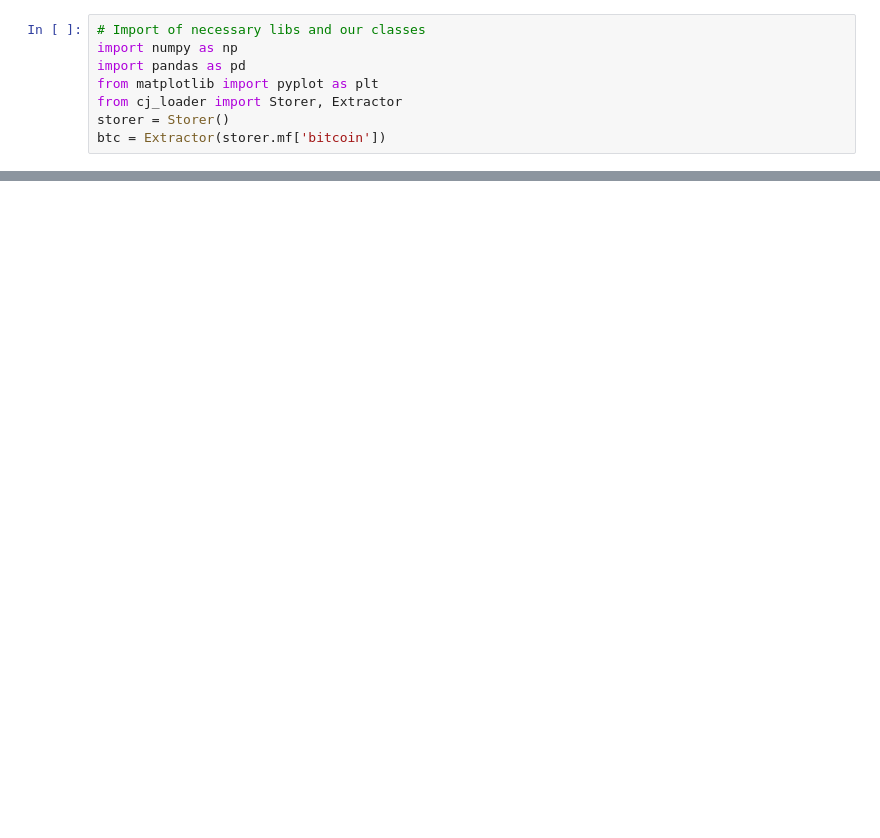
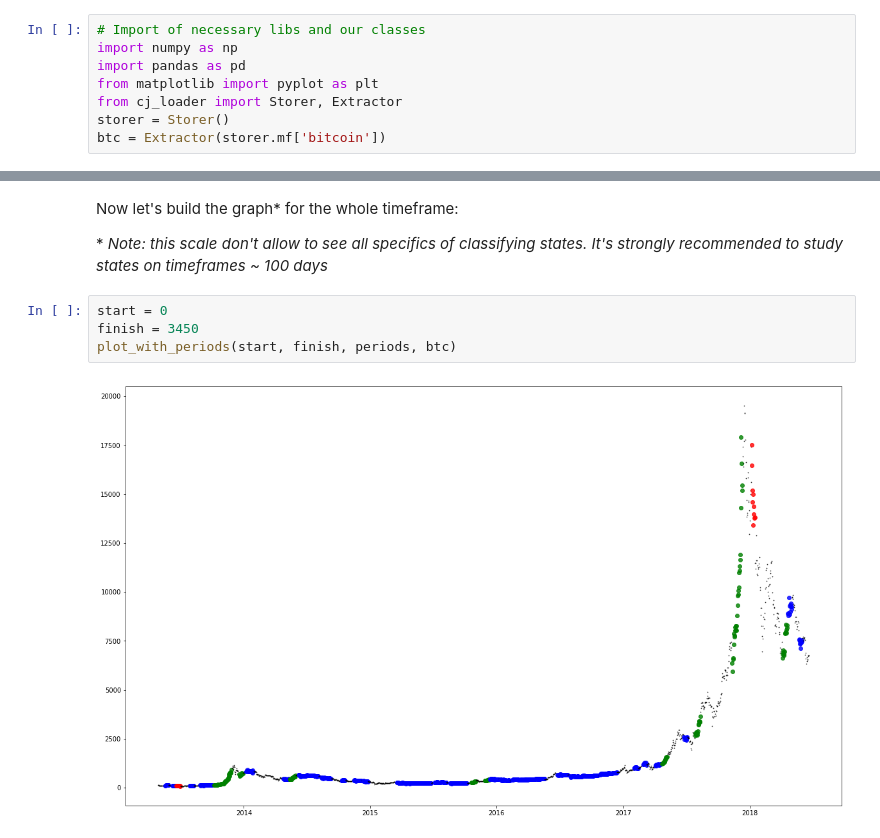
Before and after one commit to protos-research/collaboration, a Jupyter notebook: Market State Detection.ipynb, the cells around one changed output, grey strips where cells are left out. Saved outputs shown, nothing was run; the diff lists cells and outputs as text; blank space fills up the shorter version.

Commit message:
Market State Detection v2

```diff
--- a/Market State Detection.ipynb
+++ b/Market State Detection.ipynb
@@ -35,0 +70,10 @@ plt.plot(btc.data['close'].loc[btc.data.index[1500]:btc.data.index[2000]])
+# %% [markdown]
+Now let's build the graph* for the whole timeframe:
+
+\* *Note: this scale don't allow to see all specifics of classifying states. It's strongly recommended to study states on timeframes ~ 100 days*
+# %%
+start = 0
+finish = 3450
+plot_with_periods(start, finish, periods, btc)
+# %% [output]
+[figure, added]
```
Also changed, not shown: parts of 11 cells of this notebook.
